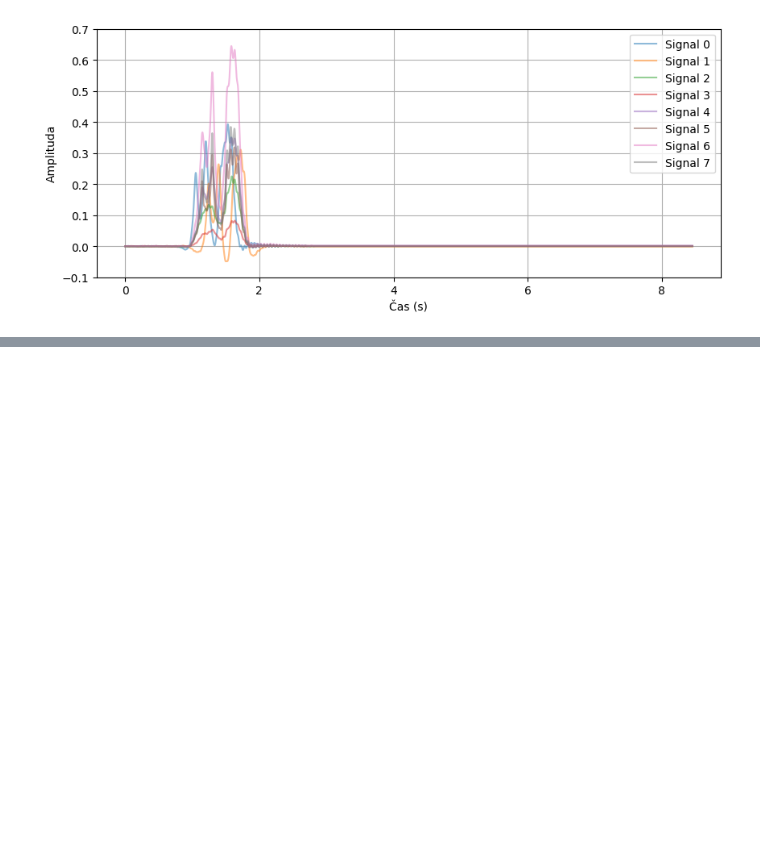
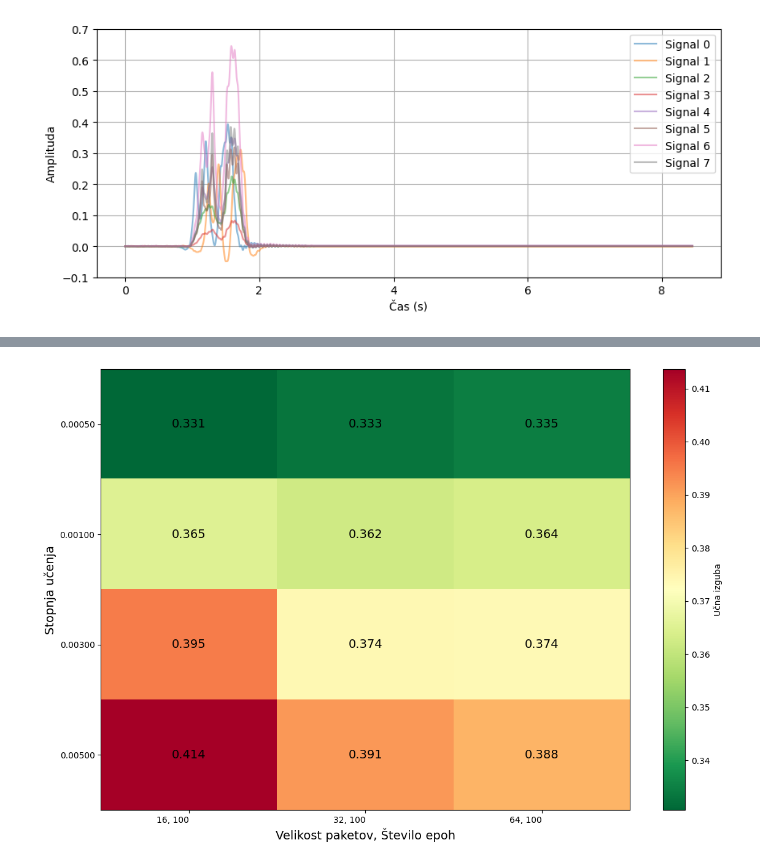
Before and after one commit to MartinKonecnik/magistrska, a Jupyter notebook: learning.ipynb, the cells around one changed output, grey strips where cells are left out. Saved outputs shown, nothing was run; the diff lists cells and outputs as text; code cells hidden in the pictures; blank space fills up the shorter version.

```diff
--- a/learning.ipynb
+++ b/learning.ipynb
@@ -165,10 +165,12 @@ if not LOAD_MODEL:
     signals_unaltered = np.mean(signals_unaltered, axis=0)
 # %%
 if not LOAD_MODEL:
-    num_samples = len(signals_corrected)  # This value represents the number of samples for each class.
+    num_corrected = len(signals_corrected)  # This value represents the number of samples for each class.
+    num_unaltered = 2 * num_corrected
     print(f'Number of signals: {num_signals}.')
     print(f'Max length: {max_length}.')
-    print(f'Number of samples: {num_samples}.')
+    print(f'Number of corrected: {num_corrected}.')
+    print(f'Number of unaltered: {num_corrected}.')
 
     print(f'Corrected shape: {signals_corrected.shape}')
     print(f'Unaltered shape: {signals_unaltered.shape}')
@@ -629,2 +500,79 @@ NAJBOLJŠE KOMBINACIJE PO POSAMEZNIH METRIKAH
 
 ✅ Rezultati shranjeni v 'hyperparameter_results.csv'
+# %%
+# Draw heatmaps
+graph_font = 14
+# ============================================================
+# HEATMAP 1: Končni train loss
+# ============================================================
+fig1, ax1 = plt.subplots(figsize=(12, 8))
+im1 = ax1.imshow(train_loss_matrix, cmap='RdYlGn_r', aspect='auto')
+
+ax1.set_xticks(np.arange(len(combinations)))
+ax1.set_yticks(np.arange(len(learning_rates)))
+ax1.set_xticklabels(combination_labels, ha='right')
+ax1.set_yticklabels([f'{lr:.5f}' for lr in learning_rates])
+
+ax1.set_xlabel('Velikost paketov, Število epoh', fontsize=graph_font)
+ax1.set_ylabel('Stopnja učenja', fontsize=graph_font)
+
+# Številke v celicah
+for i in range(len(learning_rates)):
+    for j in range(len(combinations)):
+        if not np.isnan(train_loss_matrix[i, j]):
+            ax1.text(j, i, f'{train_loss_matrix[i, j]:.3f}',
+                     ha="center", va="center", fontsize=graph_font)
+
+plt.colorbar(im1, ax=ax1, label='Učna izguba')
+plt.tight_layout()
+plt.show()
+
+# ============================================================
+# HEATMAP 2: Končni validation loss
+# ============================================================
+fig2, ax2 = plt.subplots(figsize=(12, 8))
+im2 = ax2.imshow(val_loss_matrix, cmap='RdYlGn_r', aspect='auto')
+
+ax2.set_xticks(np.arange(len(combinations)))
+ax2.set_yticks(np.arange(len(learning_rates)))
+ax2.set_xticklabels(combination_labels, ha='right')
+ax2.set_yticklabels([f'{lr:.5f}' for lr in learning_rates])
+
+ax2.set_xlabel('Velikost paketov, Število epoh', fontsize=graph_font)
+ax2.set_ylabel('Stopnja učenja', fontsize=graph_font)
+
+for i in range(len(learning_rates)):
+    for j in range(len(combinations)):
+        if not np.isnan(val_loss_matrix[i, j]):
+            ax2.text(j, i, f'{val_loss_matrix[i, j]:.3f}',
+                     ha="center", va="center", fontsize=graph_font)
+
+plt.colorbar(im2, ax=ax2, label='Validacijska izguba')
+plt.tight_layout()
+plt.show()
+
+# ============================================================
+# HEATMAP 3: Recall
+# ============================================================
+fig3, ax3 = plt.subplots(figsize=(12, 8))
+im3 = ax3.imshow(recall_matrix, cmap='RdYlGn', aspect='auto', vmin=0, vmax=1)
+
+ax3.set_xticks(np.arange(len(combinations)))
+ax3.set_yticks(np.arange(len(learning_rates)))
+ax3.set_xticklabels(combination_labels, ha='right')
+ax3.set_yticklabels([f'{lr:.5f}' for lr in learning_rates])
+
+ax3.set_xlabel('Velikost paketov, Število epoh', fontsize=graph_font)
+ax3.set_ylabel('Stopnja učenja', fontsize=graph_font)
+
+for i in range(len(learning_rates)):
+    for j in range(len(combinations)):
+        if not np.isnan(recall_matrix[i, j]):
+            ax3.text(j, i, f'{recall_matrix[i, j]:.3f}',
+                     ha="center", va="center", fontsize=graph_font)
+
+plt.colorbar(im3, ax=ax3, label='Priklic')
+plt.tight_layout()
+plt.show()
+# %% [output]
+[figure, added]
```
Also changed, not shown: parts of 6 cells of this notebook, 1 other file.
